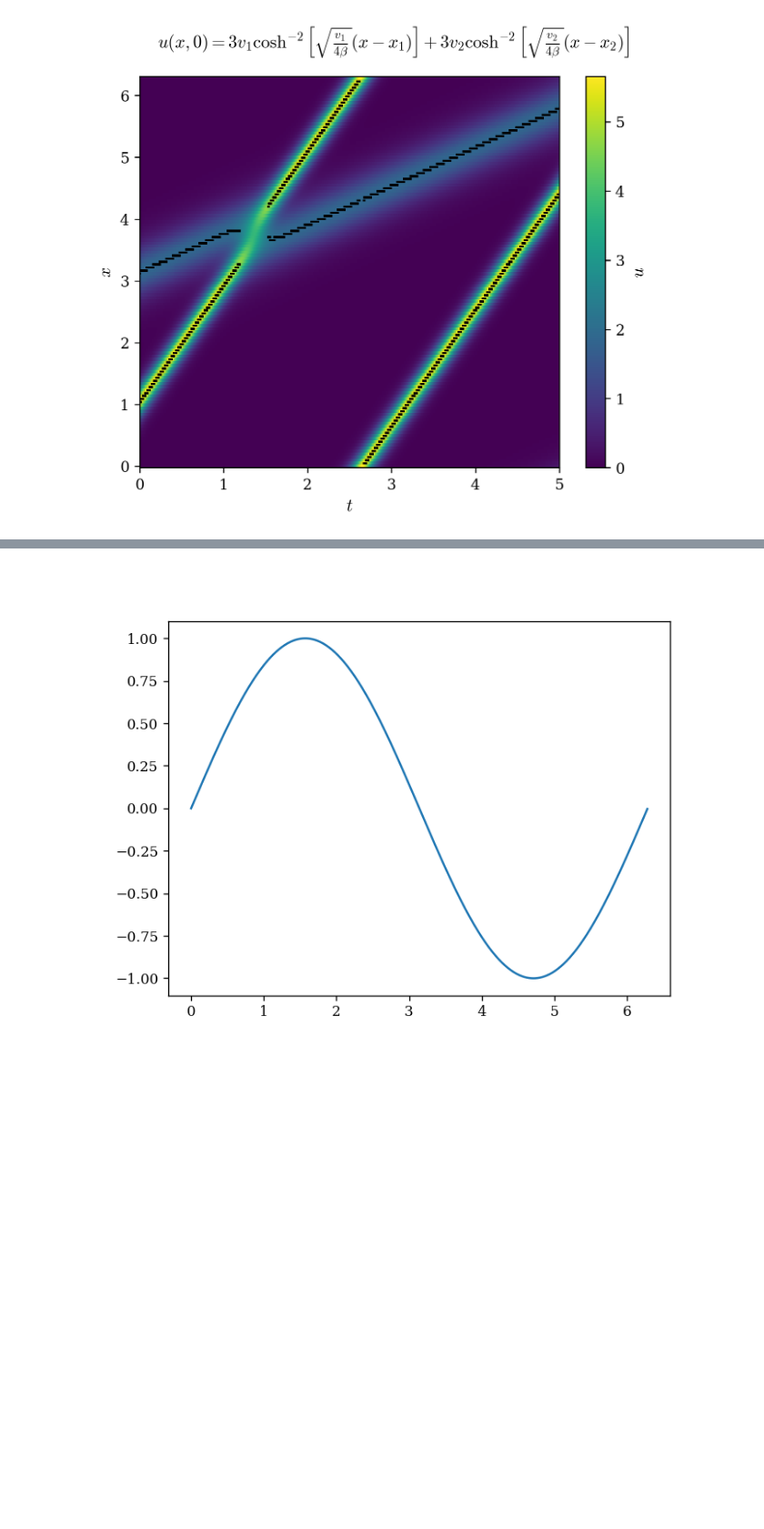
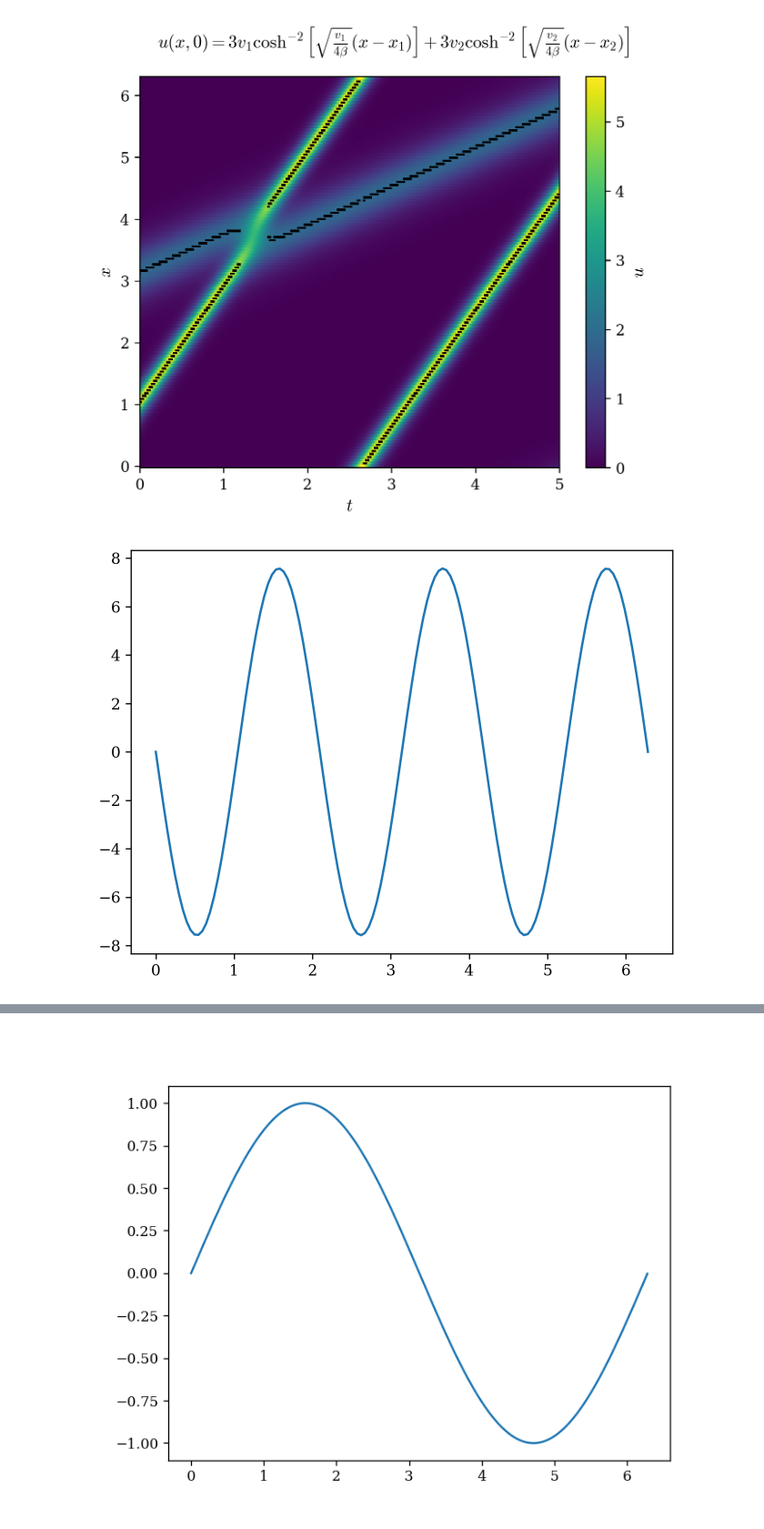
Before and after one commit to agustinbrusco/Sistemas_Complejos, a Jupyter notebook: guias/Guia4.ipynb, the cells around one changed output, grey strips where cells are left out. Shown at 91% size. Cells and saved outputs as stored; diff of their text form; code cells hidden in the pictures; blank space fills up the shorter version.

```diff
--- a/guias/Guia4.ipynb
+++ b/guias/Guia4.ipynb
@@ -389,3 +361,18 @@ fig.set_label("Evolución de KdV mediante Método Pseudoespectral")
 plt.show()
 # %%
 plt.close("all")
+# %%
+u = np.empty([nx, nt])  # Array con la velocidad
+u[:, 0] = np.sin(3*x_vals)  # CI: senoidal pura
+# u[:, 0] = np.cos(x_vals) + np.cos(8*x_vals) + np.sin(4*x_vals)  # CI: suma de armónicas
+# u[:, 0] = np.exp(- (x_vals - L/2)**2 / 0.5**2)  # CI: gaussiana
+# u[:, 0] = 0  # CI: constantemente cero
+
+# Aplico el método de Euler para la integración temporal
+for n in tqdm(range(nt - 1)):
+    u[:, n+1] = evol(u[:, n], k_vals, beta, dt)
+# %%
+plt.plot(x_vals, -u[:, 0]/(6*beta), label="CI")
+plt.show()
+# %% [output]
+[figure, added]
```
Also changed, not shown: parts of 7 cells of this notebook.
